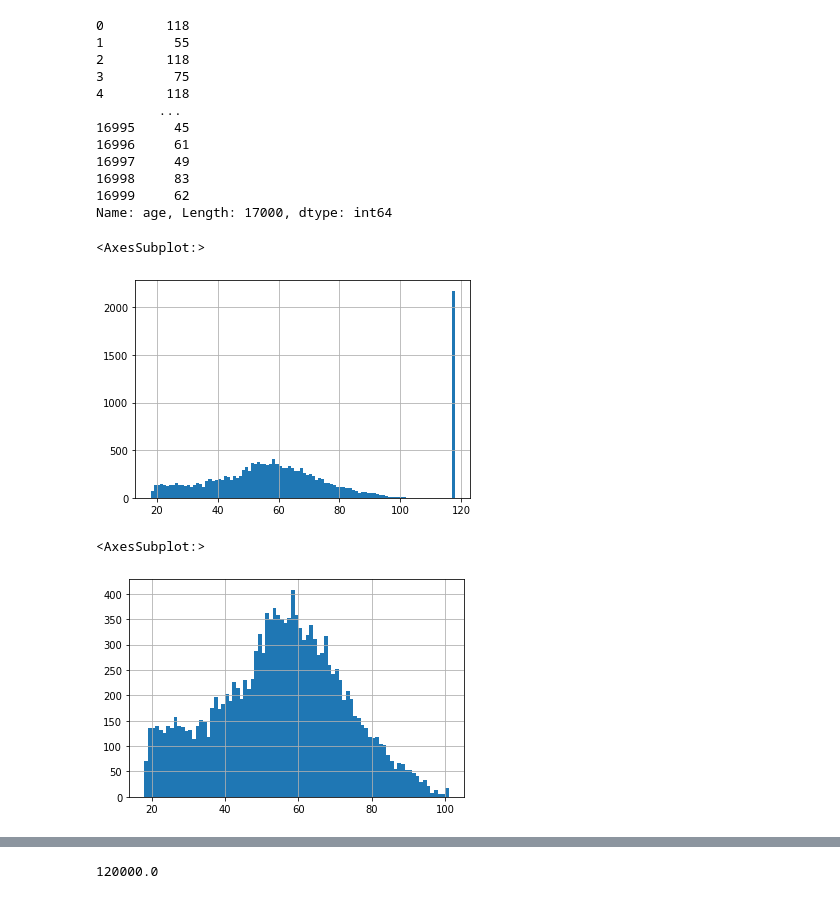
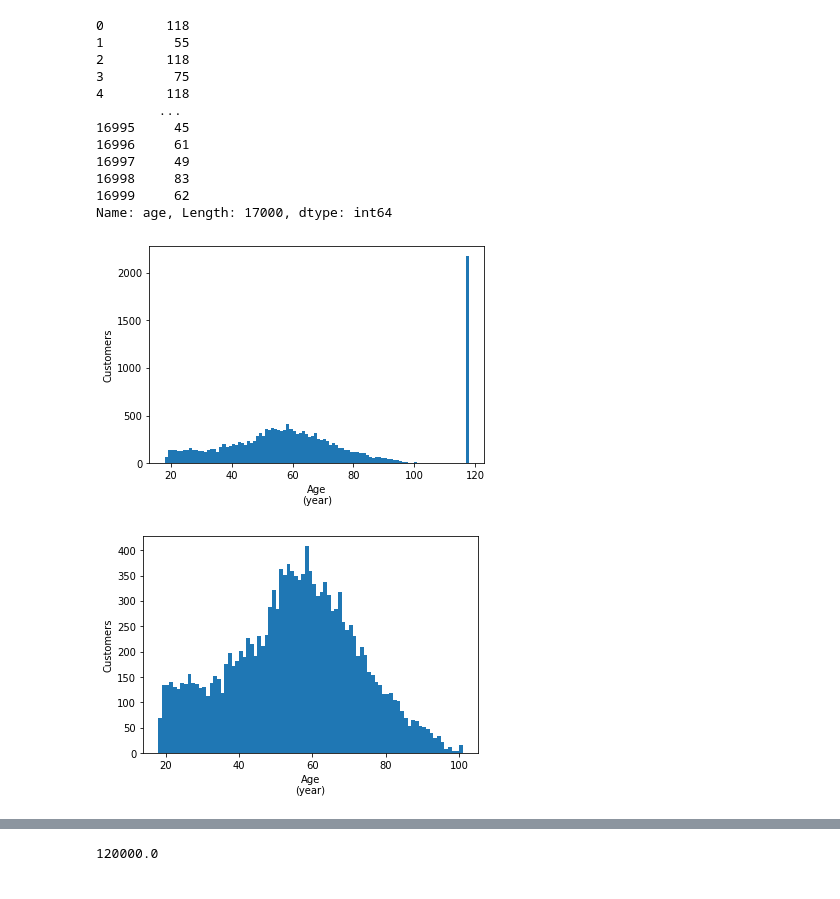
Before and after one commit to benjaminr4/starbucks_project, a Jupyter notebook: Dataset_Exploration.ipynb, the cells around one changed output, grey strips where cells are left out. Cells and saved outputs as stored; diff of their text form; code cells hidden in the pictures.

```diff
--- a/Dataset_Exploration.ipynb
+++ b/Dataset_Exploration.ipynb
@@ -319,22 +316,27 @@ profile.age
 16999     62
 Name: age, Length: 17000, dtype: int64
 # %%
-## Generate histograms
-bins = 12
-##fig2, axs = plt.subplots(nrows=1, ncols=2, figsize=(15, 4))
+figs, axs = plt.subplots(nrows=1, ncols=1, figsize=(6, 4))
 
-profile.age.hist(bins=100)
-#axs[0].set_ylabel('users')
-#axs[0].set_xlabel('date\n(year/month)')
-#axs[0].grid(False)
+##suitable number of bins is max age minus min age (age range)
+bins=profile.age.max()-profile.age.min()
+profile.age.hist(bins=bins)
+
+axs.set_ylabel('Customers')
+axs.set_xlabel('Age\n(year)')
+axs.grid(False)
 # %% [output]
-<AxesSubplot:>
-[figure, old version]
+[figure, new version]
 # %%
+figs, axs = plt.subplots(nrows=1, ncols=1, figsize=(6, 4))
+
 ##suitable number of bins is max age minus min age (age range)
-bins=profile.loc[profile['age'] != 118].age.max()-profile.loc[profile['age'] != 118].age.min()
+is_good_age = profile.age != 118
+bins=profile.loc[is_good_age ].age.max()-profile.loc[is_good_age ].age.min()
+profile.loc[is_good_age ].age.hist(bins=bins)
 
-profile.loc[profile['age'] != 118].age.hist(bins=bins)
+axs.set_ylabel('Customers')
+axs.set_xlabel('Age\n(year)')
+axs.grid(False)
 # %% [output]
-<AxesSubplot:>
-[figure, old version]
+[figure, new version]
```
Also changed, not shown: parts of 50 cells of this notebook, 3 other files.
